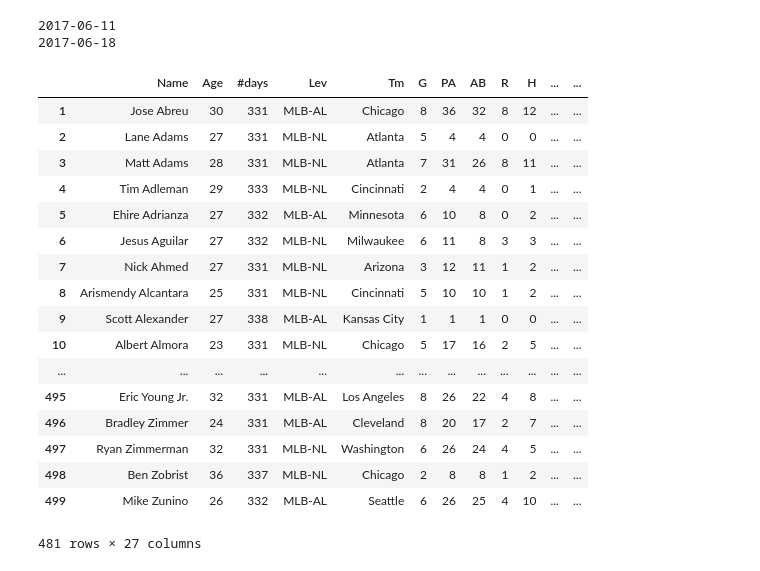
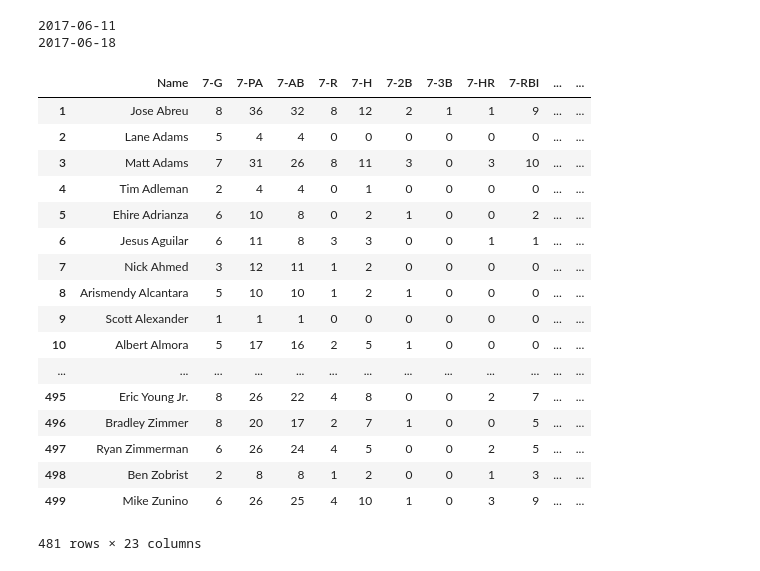
Before and after one commit to mdrews93/FantasyBaseball, a Jupyter notebook: Pybaseball-Exploration.ipynb, the cells around one changed output. Cells and saved outputs as stored; diff of their text form; code cells hidden in the pictures.

Commit message:
Renamed notebook and modified get_batting_stats() so that it includes the duration in the column names

```diff
--- a/Pybaseball Exploration.ipynb
+++ b/Pybaseball-Exploration.ipynb
@@ -55,25 +55,34 @@ print(end)
 2017-06-18
 # %%
 def get_batting_stats(start_ts, duration):
-    return batting_stats_range(start_ts.strftime("%Y-%m-%d"), (start_ts+duration).strftime("%Y-%m-%d"))
+    results = batting_stats_range(start_ts.strftime("%Y-%m-%d"),
+                                 (start_ts+duration).strftime("%Y-%m-%d"))
+    results = results.drop(columns=["Age", "#days", "Lev", "Tm"])
+
+    new_names = [(i,str(duration.days)+"-"+i) for i in results.iloc[:, 1:].columns.values]
+
+    results = results.rename(columns = dict(new_names))
+
+    return results
 # %%
-get_batting_stats(start, week)
+df = get_batting_stats(start, week)
+df
 # %% [output]
-|  | Name | Age | #days | Lev | Tm | G | PA | AB | R | H | ... | ... |
-| 1 | Jose Abreu | 30 | 331 | MLB-AL | Chicago | 8 | 36 | 32 | 8 | 12 | ... | ... |
-| 2 | Lane Adams | 27 | 331 | MLB-NL | Atlanta | 5 | 4 | 4 | 0 | 0 | ... | ... |
-| 3 | Matt Adams | 28 | 331 | MLB-NL | Atlanta | 7 | 31 | 26 | 8 | 11 | ... | ... |
-| 4 | Tim Adleman | 29 | 333 | MLB-NL | Cincinnati | 2 | 4 | 4 | 0 | 1 | ... | ... |
-| 5 | Ehire Adrianza | 27 | 332 | MLB-AL | Minnesota | 6 | 10 | 8 | 0 | 2 | ... | ... |
-| 6 | Jesus Aguilar | 27 | 332 | MLB-NL | Milwaukee | 6 | 11 | 8 | 3 | 3 | ... | ... |
-| 7 | Nick Ahmed | 27 | 331 | MLB-NL | Arizona | 3 | 12 | 11 | 1 | 2 | ... | ... |
-| 8 | Arismendy Alcantara | 25 | 331 | MLB-NL | Cincinnati | 5 | 10 | 10 | 1 | 2 | ... | ... |
-| 9 | Scott Alexander | 27 | 338 | MLB-AL | Kansas City | 1 | 1 | 1 | 0 | 0 | ... | ... |
-| 10 | Albert Almora | 23 | 331 | MLB-NL | Chicago | 5 | 17 | 16 | 2 | 5 | ... | ... |
+|  | Name | 7-G | 7-PA | 7-AB | 7-R | 7-H | 7-2B | 7-3B | 7-HR | 7-RBI | ... | ... |
+| 1 | Jose Abreu | 8 | 36 | 32 | 8 | 12 | 2 | 1 | 1 | 9 | ... | ... |
+| 2 | Lane Adams | 5 | 4 | 4 | 0 | 0 | 0 | 0 | 0 | 0 | ... | ... |
+| 3 | Matt Adams | 7 | 31 | 26 | 8 | 11 | 3 | 0 | 3 | 10 | ... | ... |
+| 4 | Tim Adleman | 2 | 4 | 4 | 0 | 1 | 0 | 0 | 0 | 0 | ... | ... |
+| 5 | Ehire Adrianza | 6 | 10 | 8 | 0 | 2 | 1 | 0 | 0 | 2 | ... | ... |
+| 6 | Jesus Aguilar | 6 | 11 | 8 | 3 | 3 | 0 | 0 | 1 | 1 | ... | ... |
+| 7 | Nick Ahmed | 3 | 12 | 11 | 1 | 2 | 0 | 0 | 0 | 0 | ... | ... |
+| 8 | Arismendy Alcantara | 5 | 10 | 10 | 1 | 2 | 1 | 0 | 0 | 0 | ... | ... |
+| 9 | Scott Alexander | 1 | 1 | 1 | 0 | 0 | 0 | 0 | 0 | 0 | ... | ... |
+| 10 | Albert Almora | 5 | 17 | 16 | 2 | 5 | 1 | 0 | 0 | 0 | ... | ... |
 | ... | ... | ... | ... | ... | ... | ... | ... | ... | ... | ... | ... | ... |
-| 495 | Eric Young Jr. | 32 | 331 | MLB-AL | Los Angeles | 8 | 26 | 22 | 4 | 8 | ... | ... |
-| 496 | Bradley Zimmer | 24 | 331 | MLB-AL | Cleveland | 8 | 20 | 17 | 2 | 7 | ... | ... |
-| 497 | Ryan Zimmerman | 32 | 331 | MLB-NL | Washington | 6 | 26 | 24 | 4 | 5 | ... | ... |
-| 498 | Ben Zobrist | 36 | 337 | MLB-NL | Chicago | 2 | 8 | 8 | 1 | 2 | ... | ... |
-| 499 | Mike Zunino | 26 | 332 | MLB-AL | Seattle | 6 | 26 | 25 | 4 | 10 | ... | ... |
+| 495 | Eric Young Jr. | 8 | 26 | 22 | 4 | 8 | 0 | 0 | 2 | 7 | ... | ... |
+| 496 | Bradley Zimmer | 8 | 20 | 17 | 2 | 7 | 1 | 0 | 0 | 5 | ... | ... |
+| 497 | Ryan Zimmerman | 6 | 26 | 24 | 4 | 5 | 0 | 0 | 2 | 5 | ... | ... |
+| 498 | Ben Zobrist | 2 | 8 | 8 | 1 | 2 | 0 | 0 | 1 | 3 | ... | ... |
+| 499 | Mike Zunino | 6 | 26 | 25 | 4 | 10 | 1 | 0 | 3 | 9 | ... | ... |
-481 rows × 27 columns
+481 rows × 23 columns
```
Also changed, not shown: parts of 2 cells of this notebook.
